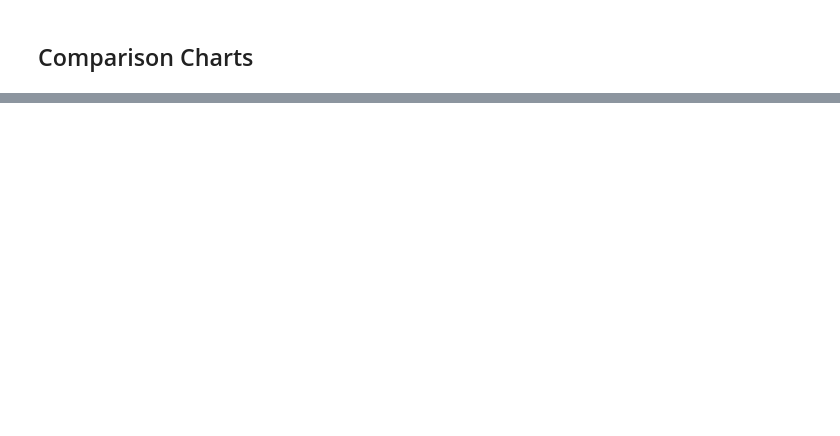
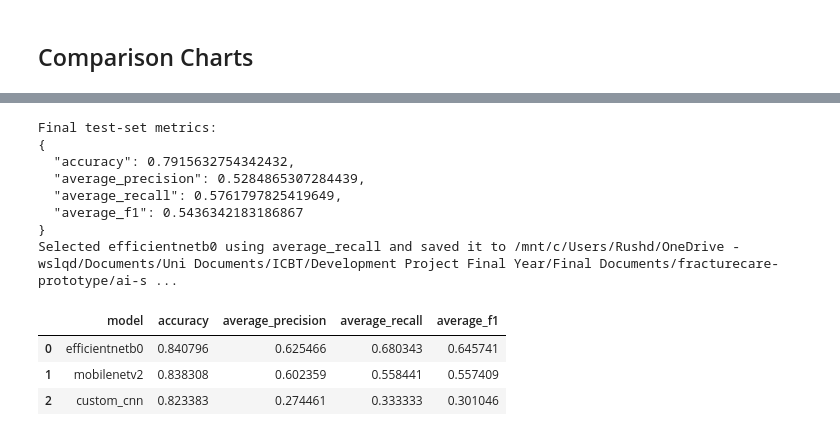
Before and after one commit to RuushTea/FractureCare, a Jupyter notebook: ai-service/notebooks/FracAtlas_Model_Comparison.ipynb, the cells around one changed output, grey strips where cells are left out. Drawn from its saved outputs; the diff is of its cells as text; code cells hidden in the pictures; blank space fills up the shorter version.

```diff
--- a/ai-service/notebooks/FracAtlas_Model_Comparison.ipynb
+++ b/ai-service/notebooks/FracAtlas_Model_Comparison.ipynb
@@ -194,34 +240,33 @@ print('Saved:', fracture_plot_path)
 # %%
 best_result = select_best_result(results)
 best_name = best_result['model']
-best_path = model_paths[best_name]
-best_model = tf.keras.models.load_model(best_path)
-
+best_model = tf.keras.models.load_model(model_paths[best_name])
 final_probabilities = best_model.predict(test_dataset, verbose=0)
 final_predicted = final_probabilities.argmax(axis=1)
 final_actual = np.concatenate([labels.numpy() for _, labels in test_dataset], axis=0)
 final_test_metrics = calculate_classification_metrics(final_actual, final_predicted)
-
-print('Final test-set metrics:')
-print(classification_report(final_actual, final_predicted, target_names=CLASS_NAMES, zero_division=0))
+print('Final test-set metrics:'); print(json.dumps(final_test_metrics, indent=2))
 best_model.save(ARTIFACT_DIR / 'fracture_classifier.keras')
 results_df.to_csv(ARTIFACT_DIR / 'model_comparison.csv', index=False)
 test.to_csv(ARTIFACT_DIR / 'test_manifest.csv', index=False)
-
-metadata = {
-    'modelVersion': f'fracatlas-{best_name}-1.0.0',
-    'selectedModel': best_name,
-    'classes': list(CLASS_NAMES),
-    'imageSize': list(IMAGE_SIZE),
-    'datasetCsv': str(DATASET_CSV),
-    'trainCount': int(len(train)),
-    'validationCount': int(len(validation)),
-    'testCount': int(len(test)),
-    'selectionMetric': SELECTION_METRIC,
-    'comparison': results_df.to_dict(orient='records'),
-    'finalTestMetrics': final_test_metrics,
-}
-
+metadata = {'modelVersion': f'fracatlas-{best_name}-1.0.0', 'selectedModel': best_name,
+    'classes': list(CLASS_NAMES), 'imageSize': list(IMAGE_SIZE), 'datasetCsv': str(DATASET_CSV),
+    'trainCount': int(len(train)), 'validationCount': int(len(validation)), 'testCount': int(len(test)),
+    'selectionMetric': SELECTION_METRIC, 'comparison': results_df.to_dict(orient='records'),
+    'finalTestMetrics': final_test_metrics}
 (ARTIFACT_DIR / 'model_metadata.json').write_text(json.dumps(metadata, indent=2, default=float), encoding='utf-8')
-print(f'Selected {best_name} using {SELECTION_METRIC} (average F1 tie-breaker) and saved it to {ARTIFACT_DIR / "fracture_classifier.keras"}')
+print(f'Selected {best_name} using {SELECTION_METRIC} and saved it to {ARTIFACT_DIR / "fracture_classifier.keras"}')
 display(results_df)
+# %% [output]
+Final test-set metrics:
+{
+  "accuracy": 0.7915632754342432,
+  "average_precision": 0.5284865307284439,
+  "average_recall": 0.5761797825419649,
+  "average_f1": 0.5436342183186867
+}
+Selected efficientnetb0 using average_recall and saved it to /mnt/c/Users/Rushd/OneDrive - wslqd/Documents/Uni Documents/ICBT/Development Project Final Year/Final Documents/fracturecare-prototype/ai-s ...
+|  | model | accuracy | average_precision | average_recall | average_f1 |
+| 0 | efficientnetb0 | 0.840796 | 0.625466 | 0.680343 | 0.645741 |
+| 1 | mobilenetv2 | 0.838308 | 0.602359 | 0.558441 | 0.557409 |
+| 2 | custom_cnn | 0.823383 | 0.274461 | 0.333333 | 0.301046 |
```
Also changed, not shown: parts of 6 cells of this notebook, 11 other files.
